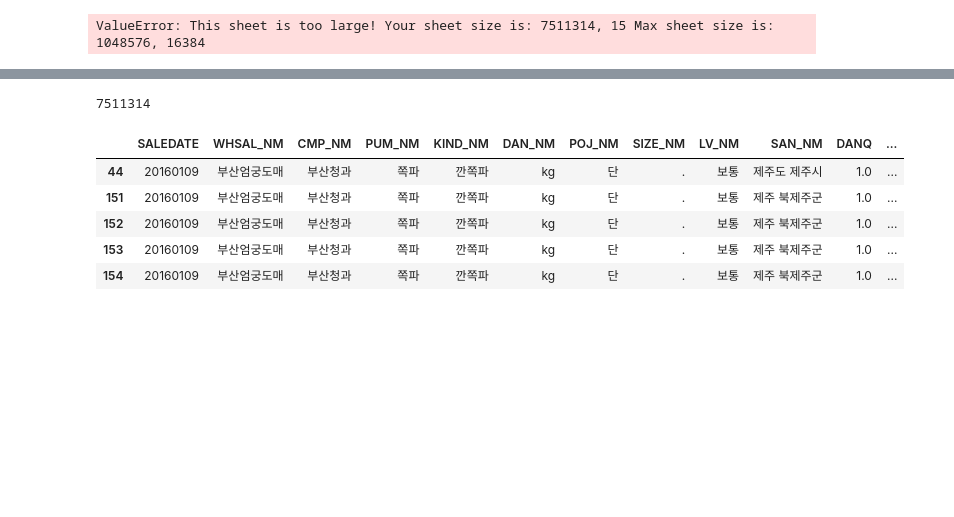
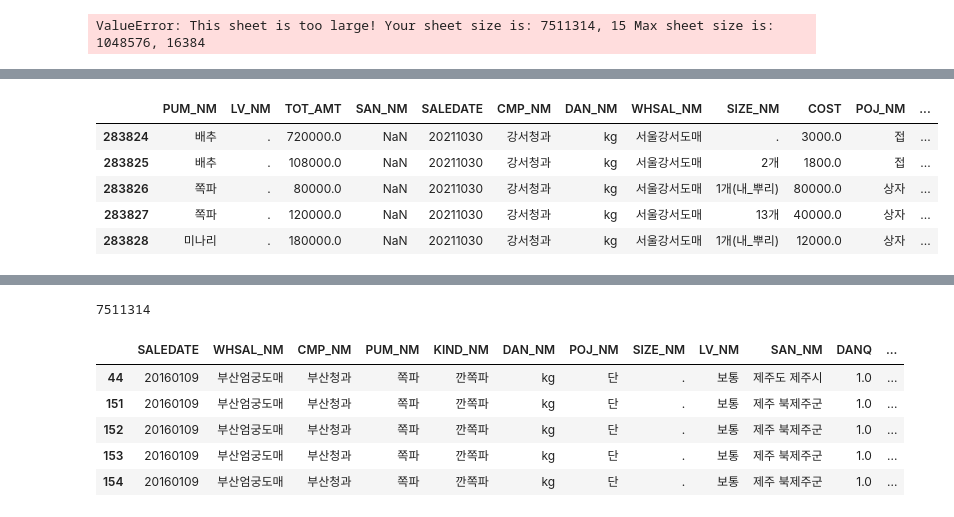
Before and after one commit to bub3690/stat_bigdata2021, a Jupyter notebook: scrap/dome_all_data.ipynb, the cells around one changed output, grey strips where cells are left out. Saved outputs shown, nothing was run; the diff lists cells and outputs as text; code cells hidden in the pictures; blank space fills up the shorter version.

```diff
--- a/scrap/dome_all_data.ipynb
+++ b/scrap/dome_all_data.ipynb
@@ -70,0 +74,12 @@ print(len(res))
+# %%
+file_name='../files/도매시장/'+'more_data1'+'.csv'
+more_df1=pd.read_csv(file_name)
+more_df1.head()
+more_df1.tail()
+# %% [output]
+|  | PUM_NM | LV_NM | TOT_AMT | SAN_NM | SALEDATE | CMP_NM | DAN_NM | WHSAL_NM | SIZE_NM | COST | POJ_NM | ... |
+| 283824 | 배추 | . | 720000.0 | NaN | 20211030 | 강서청과 | kg | 서울강서도매 | . | 3000.0 | 접 | ... |
+| 283825 | 배추 | . | 108000.0 | NaN | 20211030 | 강서청과 | kg | 서울강서도매 | 2개 | 1800.0 | 접 | ... |
+| 283826 | 쪽파 | . | 80000.0 | NaN | 20211030 | 강서청과 | kg | 서울강서도매 | 1개(내_뿌리) | 80000.0 | 상자 | ... |
+| 283827 | 쪽파 | . | 120000.0 | NaN | 20211030 | 강서청과 | kg | 서울강서도매 | 13개 | 40000.0 | 상자 | ... |
+| 283828 | 미나리 | . | 180000.0 | NaN | 20211030 | 강서청과 | kg | 서울강서도매 | 1개(내_뿌리) | 12000.0 | 상자 | ... |
```
Also changed, not shown: parts of 16 cells of this notebook, 5 other files.
